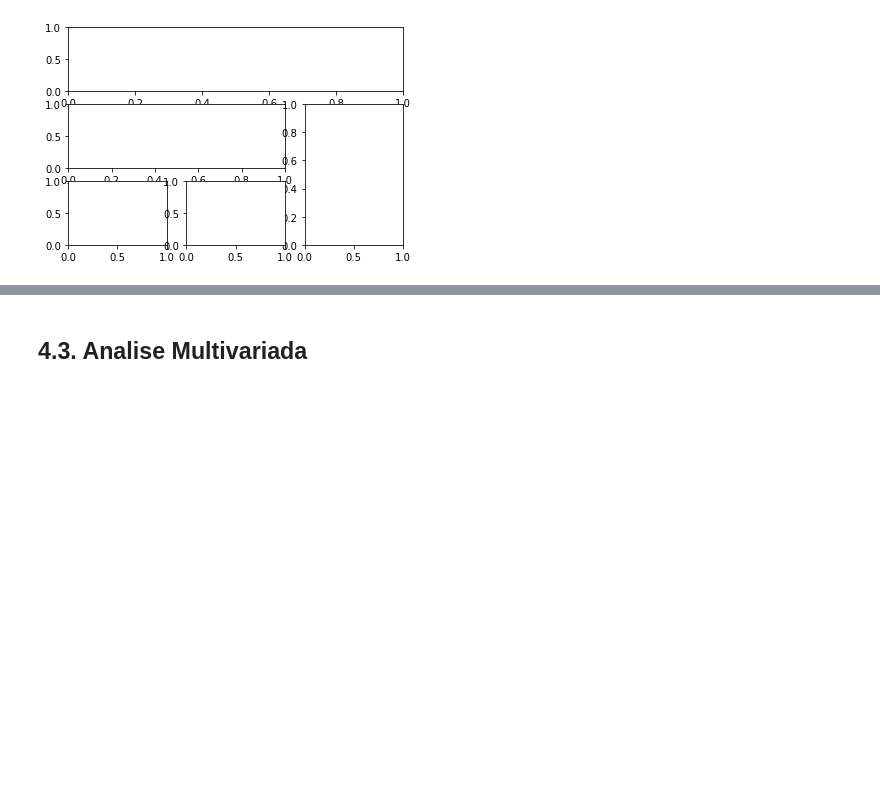
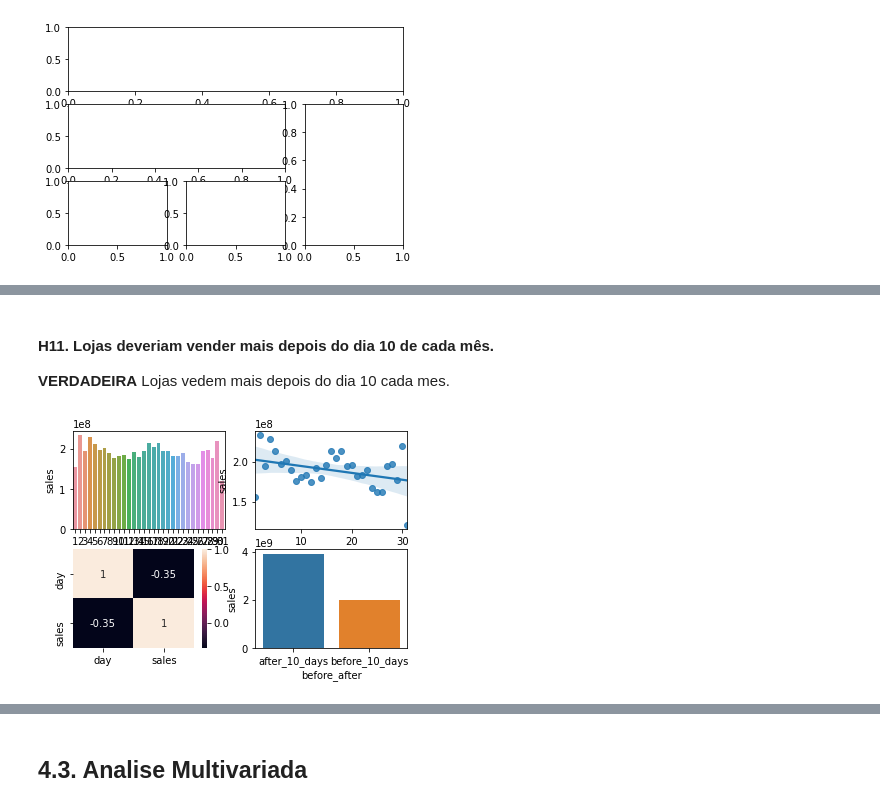
Before and after one commit to TiagoSolon/DS-Rossmann-Store-Sales, a Jupyter notebook: m04_v01_store_sales_prediction.ipynb, the cells around one changed output, grey strips where cells are left out. Cells and saved outputs as stored; diff of their text form; code cells hidden in the pictures; blank space fills up the shorter version.

```diff
--- a/m04_v01_store_sales_prediction.ipynb
+++ b/m04_v01_store_sales_prediction.ipynb
@@ -602,0 +650,22 @@ ax5 = plt.subplot(gs[-1, -2])
+# %% [markdown]
+####  **H11.** Lojas deveriam vender mais depois do dia 10 de cada mês.
+**VERDADEIRA** Lojas vedem mais depois do dia 10 cada mes.
+# %%
+aux1 = df4[['day', 'sales']].groupby( 'day' ).sum().reset_index()
+
+plt.subplot( 2, 2, 1 )
+sns.barplot( x='day', y='sales', data=aux1 );
+
+plt.subplot( 2, 2, 2 )
+sns.regplot( x='day', y='sales', data=aux1 );
+
+plt.subplot( 2, 2, 3 )
+sns.heatmap( aux1.corr( method='pearson' ), annot=True );
+
+aux1['before_after'] = aux1['day'].apply( lambda x: 'before_10_days' if x <= 10 else 'after_10_days' )
+aux2 =aux1[['before_after', 'sales']].groupby( 'before_after' ).sum().reset_index()
+
+plt.subplot( 2, 2, 4 )
+sns.barplot( x='before_after', y='sales', data=aux2 );
+# %% [output]
+[figure, added]
```
Also changed, not shown: parts of 12 cells of this notebook.
